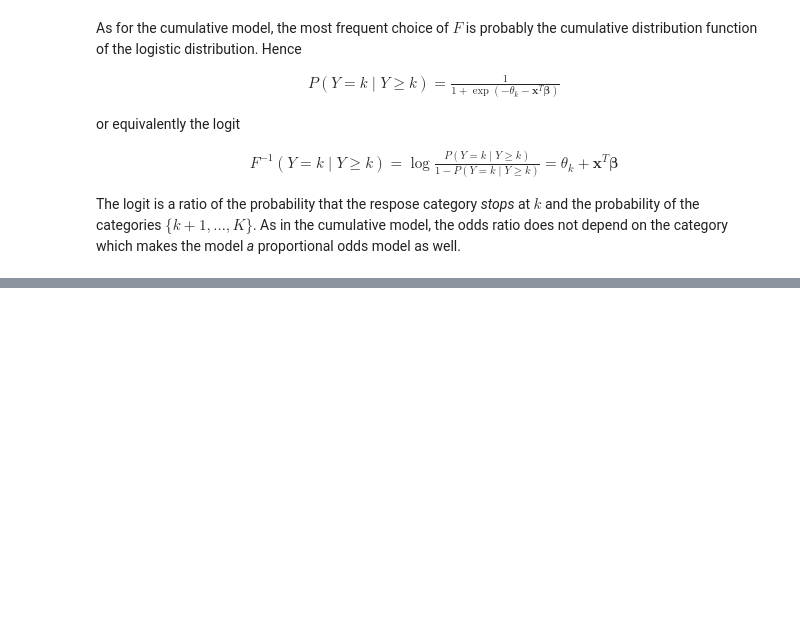
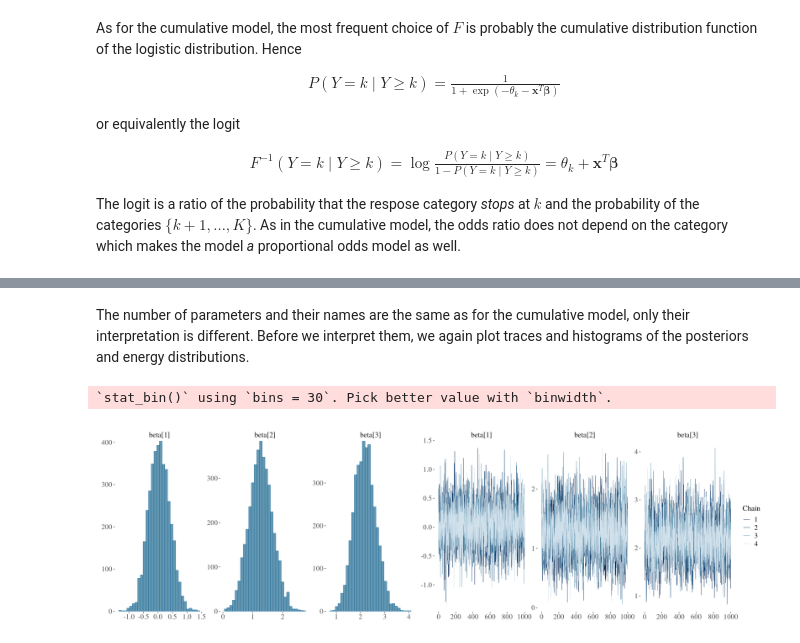
Before and after one commit to dirmeier/rstansequential, a Jupyter notebook: docs/sequential-models.ipynb, the cells around one changed output, grey strips where cells are left out. Saved outputs shown, nothing was run; the diff lists cells and outputs as text; code cells hidden in the pictures; blank space fills up the shorter version.

```diff
--- a/docs/sequential-models.ipynb
+++ b/docs/sequential-models.ipynb
@@ -376,0 +322,6 @@ frame.coef_model_matrix
+# %%
+wine_fit_sratio = fit(
+    rating ~ bottle + contact + temperature + (1 | judge),
+    wine,
+    family="sratio", refresh=-1
+)
@@ -376,0 +366,12 @@ frame.coef_model_matrix
+# %% [markdown]
+The number of parameters and their names are the same as for the cumulative model, only their interpretation is different. Before we interpret them, we again plot traces and histograms of the posteriors and energy distributions.
+# %%
+options(repr.plot.width = 20, repr.plot.height = 6)
+
+trace.plot <- bayesplot::mcmc_trace(wine_fit_sratio, regex_pars = "beta")
+hist.plot  <- bayesplot::mcmc_hist(wine_fit_sratio, regex_pars = "beta")
+
+(hist.plot + g) + (trace.plot + g)
+# %% [output]
+`stat_bin()` using `bins = 30`. Pick better value with `binwidth`.
+[figure, added]
```
Also changed, not shown: parts of 63 cells of this notebook, 24 other files.
